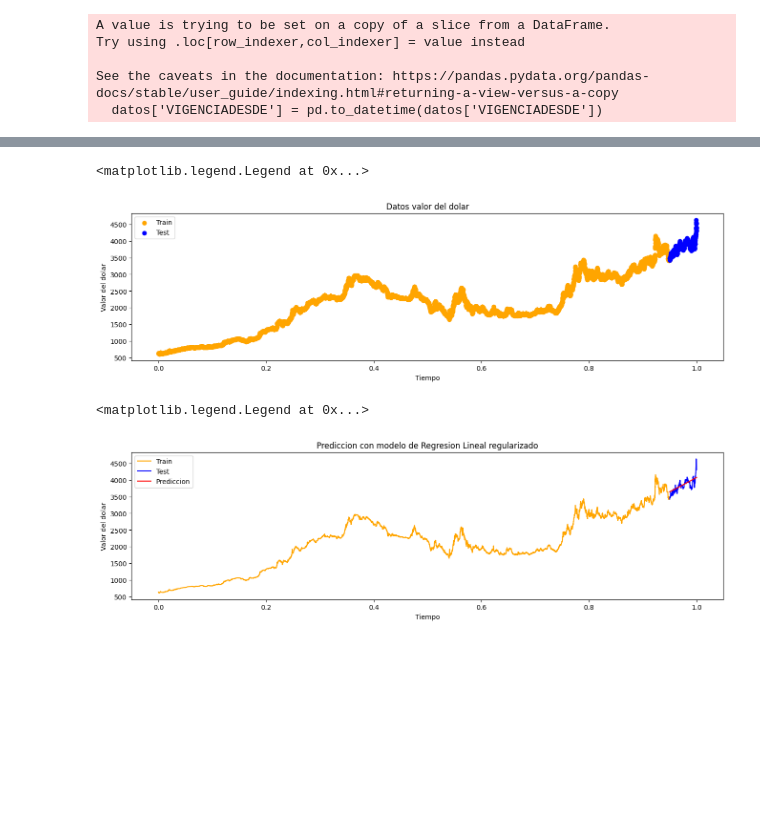
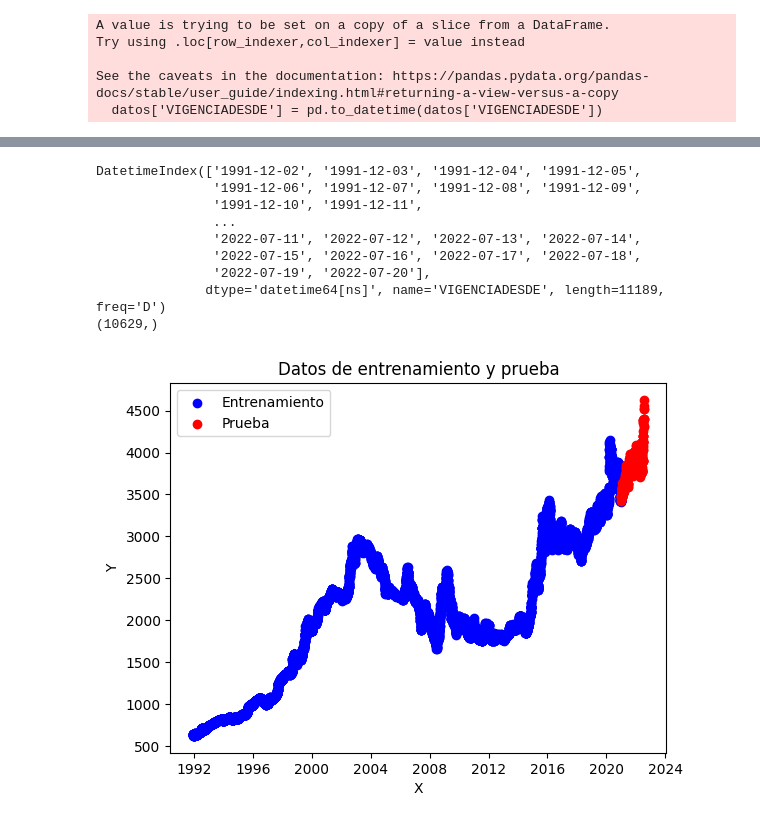
Before and after one commit to cabb1808/ProyectoSenales3, a Jupyter notebook: Proyecto_Final.ipynb, the cells around one changed output, grey strips where cells are left out. Saved outputs shown, nothing was run; the diff lists cells and outputs as text; code cells hidden in the pictures; blank space fills up the shorter version.

```diff
--- a/Proyecto_Final.ipynb
+++ b/Proyecto_Final.ipynb
@@ -66,19 +91,29 @@ See the caveats in the documentation: https://pandas.pydata.org/pandas-docs/stab
 # %%
-#Creamos un vector temporal y separamos los datos en train y test
+import matplotlib.pyplot as plt
+from sklearn.model_selection import train_test_split
 
+x = d.index
+print(x)
 
-xs = np.linspace(0, 1, len(d))
-X_train, X_test, y_train, y_test = train_test_split(xs, d['VALOR'], test_size=0.05,shuffle=False)
-X_train = X_train.reshape(-1,1)
-X_test = X_test.reshape(-1,1)
+X_train, X_test, y_train, y_test = train_test_split(x, d['VALOR'], test_size=0.05, shuffle=False)
 
-plt.figure(figsize=[16,4])
-plt.scatter(X_train, y_train, color='orange', label='Train')
-plt.scatter(X_test, y_test, color='blue', label='Test')
-plt.xlabel('Tiempo')
-plt.ylabel('Valor del dolar')
-plt.title('Datos valor del dolar')
+print(X_train.shape)
+
+plt.scatter(X_train, y_train, color='blue', label='Entrenamiento')
+plt.scatter(X_test, y_test, color='red', label='Prueba')
+plt.xlabel('X')
+plt.ylabel('Y')
+plt.title('Datos de entrenamiento y prueba')
 plt.legend()
+plt.show()
 # %% [output]
-<matplotlib.legend.Legend at 0x...>
+DatetimeIndex(['1991-12-02', '1991-12-03', '1991-12-04', '1991-12-05',
+               '1991-12-06', '1991-12-07', '1991-12-08', '1991-12-09',
+               '1991-12-10', '1991-12-11',
+               ...
+               '2022-07-11', '2022-07-12', '2022-07-13', '2022-07-14',
+               '2022-07-15', '2022-07-16', '2022-07-17', '2022-07-18',
+               '2022-07-19', '2022-07-20'],
+              dtype='datetime64[ns]', name='VIGENCIADESDE', length=11189, freq='D')
+(10629,)
-[figure, old version]
+[figure, new version]
@@ -104,23 +119,0 @@ def MapeoDataset(X,K):
-# %%
-M=9
-lam=0.01
-
-PHI_train = MapeoDataset(X_train,M)                 #Hallar matriz de caracteristicas para ambos conjuntos
-PHI_test = MapeoDataset(X_test,M)
-
-w_Regresion = np.linalg.inv(((PHI_train.T)@PHI_train) + (lam*np.eye(M+1)))@((PHI_train.T)@y_train)
-y_pred_reg = PHI_test@w_Regresion                                                                             #Definimos y aplicamos el modelo de prediccion (Regresion lineal regularizado)
-
-
-# Imprimir las predicciones
-plt.figure(figsize=[16,4])
-plt.plot(X_train,y_train,label="Train",color='orange')
-plt.plot(X_test,y_test,label="Test",color='blue')
-plt.plot(X_test,y_pred_reg,label="Prediccion",color='red')
-plt.xlabel('Tiempo')
-plt.ylabel('Valor del dolar')
-plt.title("Prediccion con modelo de Regresion Lineal regularizado")
-plt.legend()
-# %% [output]
-<matplotlib.legend.Legend at 0x...>
-[figure, removed]
```
Also changed, not shown: parts of 14 cells of this notebook.
